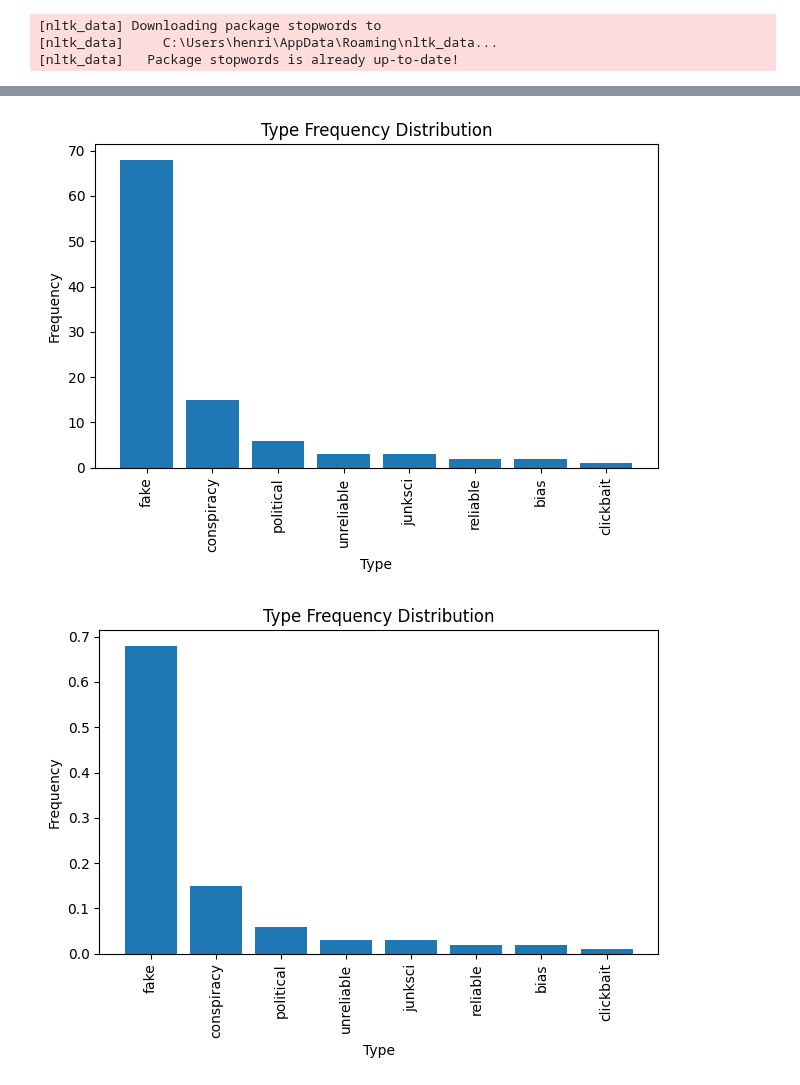
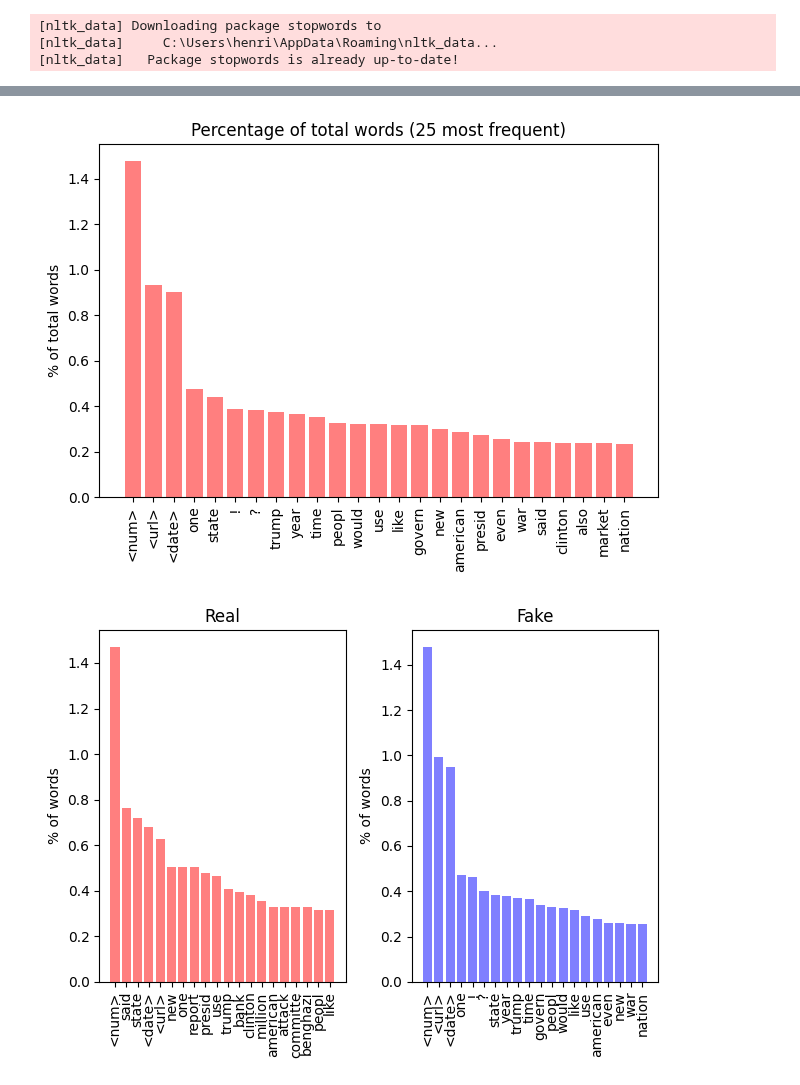
Before and after one commit to henrikdchristensen/DIKU-DS-Exam-FakeNewsDetection, a Jupyter notebook: src/bookhc.ipynb, the cells around one changed output, grey strips where cells are left out. Drawn from its saved outputs; the diff is of its cells as text; code cells hidden in the pictures.

```diff
--- a/src/bookhc.ipynb
+++ b/src/bookhc.ipynb
@@ -75,6 +60,11 @@ finish time: 1.99863600730896
-# %%
-Article_type_frequency.plot()
-Article_type_frequency.plotDistribution()
-# %% [output]
-[figure, removed]
-[figure, removed]
+# %%
+importlib.reload(hc)
+Stat = hc.Statistics("../datasets/sample/statistics/data.csv")
+# %%
+Stat.plot_frequency(column='content', nwords=25, percentage=True)
+# %% [output]
+[figure, added]
+# %%
+Stat.plot_fake_real(nwords=20, binary_label="binary_label", percentage=True)
+# %% [output]
+[figure, added]
```
Also changed, not shown: parts of 6 cells of this notebook, 1 other file.
